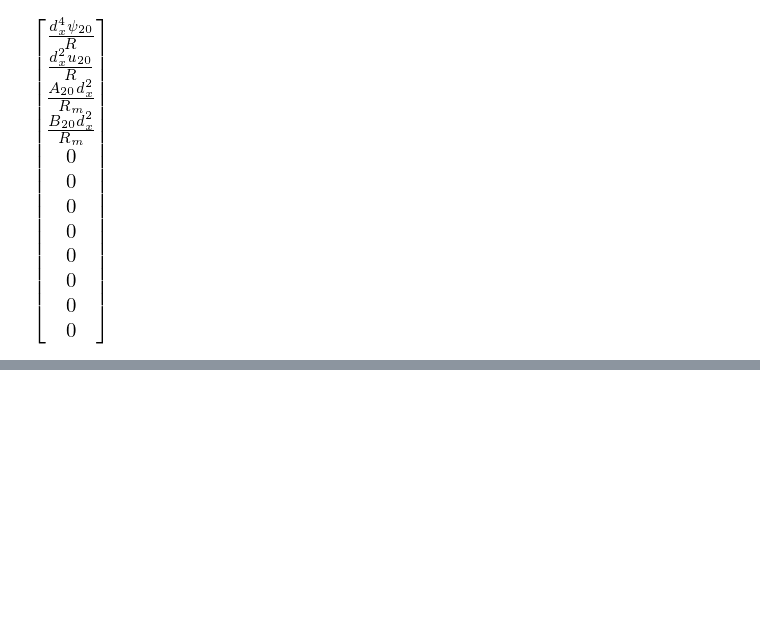
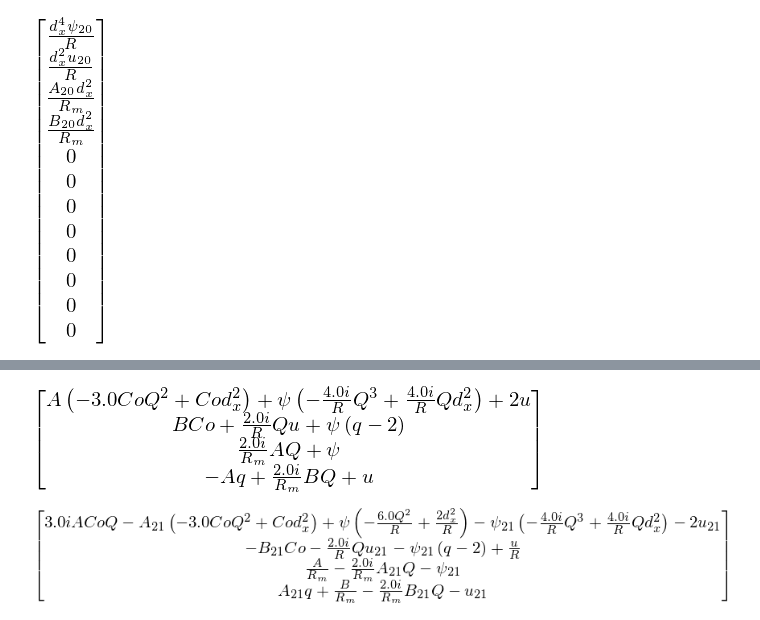
Before and after one commit to jsoishi/weakly_nonlinear_mri, a Jupyter notebook: python/adjoint solution.ipynb, the cells around one changed output, grey strips where cells are left out. Drawn from its saved outputs; the diff is of its cells as text; code cells hidden in the pictures; blank space fills up the shorter version.

```diff
--- a/python/adjoint solution.ipynb
+++ b/python/adjoint solution.ipynb
@@ -288,0 +296,9 @@ Dbig = Matrix([[(dx**2 + dz**2), 0, 0, 0, 0, 0, 0, 0, 0, 0, 0, 0],
+# %%
+# L1twiddle
+((L1 + 2*L2*dz + 3*L3*dz**2 + 4*L4*dz**3)*VT).subs(dz, 1j*Q)
+# %% [output]
+[figure, added]
+# %%
+(((L2 + 3*L3*dz + 6*L4*dz**2)*V11).subs(dz, 1j*Q) - ((L1 + 2*L2*dz + 3*L3*dz**2 + 4*L4*dz**3)*V21).subs(dz, 1j*Q))
+# %% [output]
+[figure, added]
```
Also changed, not shown: parts of 1 cell of this notebook, 1 other file.
